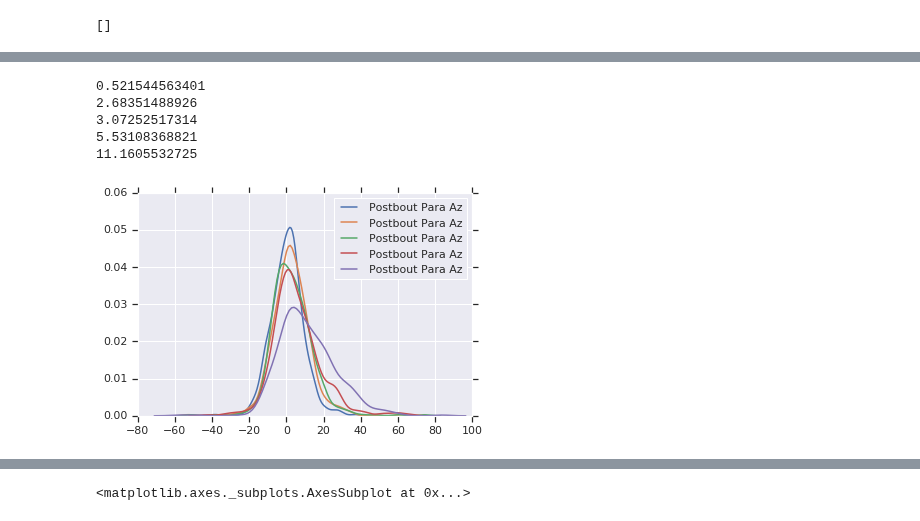
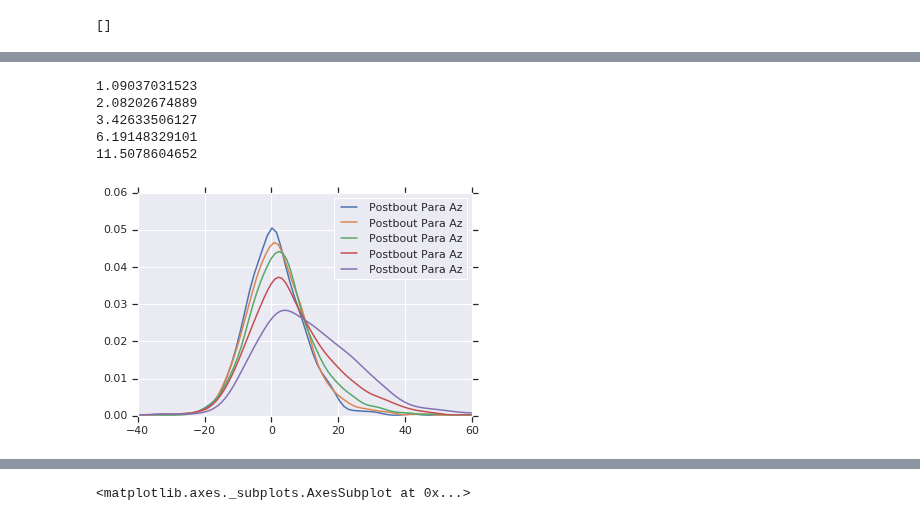
Before and after one commit to elifesciences-publications/PreycapMaster, a Jupyter notebook: Marr_Plotter.ipynb, the cells around one changed output, grey strips where cells are left out. Saved outputs shown, nothing was run; the diff lists cells and outputs as text; code cells hidden in the pictures.

```diff
--- a/Marr_Plotter.ipynb
+++ b/Marr_Plotter.ipynb
@@ -153,7 +158,7 @@ df_sim0 = query(marralgs.marr_bdb_file,
                            FROM bout_population
                         GIVEN
                            "Para Az" = .087 * .5
-                        LIMIT 500
+                        LIMIT 1000
                     ''')
 
 #7.5
@@ -164,7 +169,7 @@ df_sim5 = query(marralgs.marr_bdb_file,
                            FROM bout_population
                         GIVEN
                            "Para Az" = .087 * 1.5
-                        LIMIT 500
+                        LIMIT 1000
                     ''')
 
 #12.5
@@ -175,49 +180,52 @@ df_sim10 = query(marralgs.marr_bdb_file,
                            FROM bout_population
                         GIVEN
                            "Para Az" = .175 + .087 * .5
-                        LIMIT 500
+                        LIMIT 1000
                     ''')
 
 #17.5
 df_sim15 = query(marralgs.marr_bdb_file,
                     '''
                         SIMULATE
                            "Postbout Para Az"
                            FROM bout_population
                         GIVEN
                            "Para Az" = .262 + .087 * .5
-                        LIMIT 500
+                        LIMIT 1000
                     ''')
 
 #22.5
 df_sim20 = query(marralgs.marr_bdb_file,
                     '''
                         SIMULATE
                            "Postbout Para Az"
                            FROM bout_population
                         GIVEN
                            "Para Az" = .349 + .087 * .5
-                        LIMIT 500
+                        LIMIT 1000
                     ''')
 
-sb.kdeplot(np.degrees(df_sim0["Postbout Para Az"]), color=cp[0])
-sb.kdeplot(np.degrees(df_sim5["Postbout Para Az"]), color=cp[1])
-sb.kdeplot(np.degrees(df_sim10["Postbout Para Az"]), color=cp[2])
-sb.kdeplot(np.degrees(df_sim15["Postbout Para Az"]), color=cp[3])
-sb.kdeplot(np.degrees(df_sim20["Postbout Para Az"]), color=cp[4])
+fig, ax = pl.subplots(1,1)
+sb.kdeplot(np.degrees(df_sim0["Postbout Para Az"]), color=cp[0], ax=ax)
+sb.kdeplot(np.degrees(df_sim5["Postbout Para Az"]), color=cp[1], ax=ax)
+sb.kdeplot(np.degrees(df_sim10["Postbout Para Az"]), color=cp[2], ax=ax)
+sb.kdeplot(np.degrees(df_sim15["Postbout Para Az"]), color=cp[3], ax=ax)
+sb.kdeplot(np.degrees(df_sim20["Postbout Para Az"]), color=cp[4], ax=ax)
+ax.set_xlim([-40, 60])
+fig.savefig('bayesmod_aztransform.pdf')
 
 print np.mean(np.degrees(df_sim0["Postbout Para Az"]))
 print np.mean(np.degrees(df_sim5["Postbout Para Az"]))
 print np.mean(np.degrees(df_sim10["Postbout Para Az"]))
 print np.mean(np.degrees(df_sim15["Postbout Para Az"]))
 print np.mean(np.degrees(df_sim20["Postbout Para Az"]))
 # %% [output]
-0.521544563401
-2.68351488926
-3.07252517314
-5.53108368821
-11.1605532725
+1.09037031523
+2.08202674889
+3.42633506127
+6.19148329101
+11.5078604652
-[figure, old version]
+[figure, new version]
 # %%
 
 bouts_realfish = np.load('real_fish_bout_distribution.npy')
```
Also changed, not shown: parts of 6 cells of this notebook, 2 other files.
